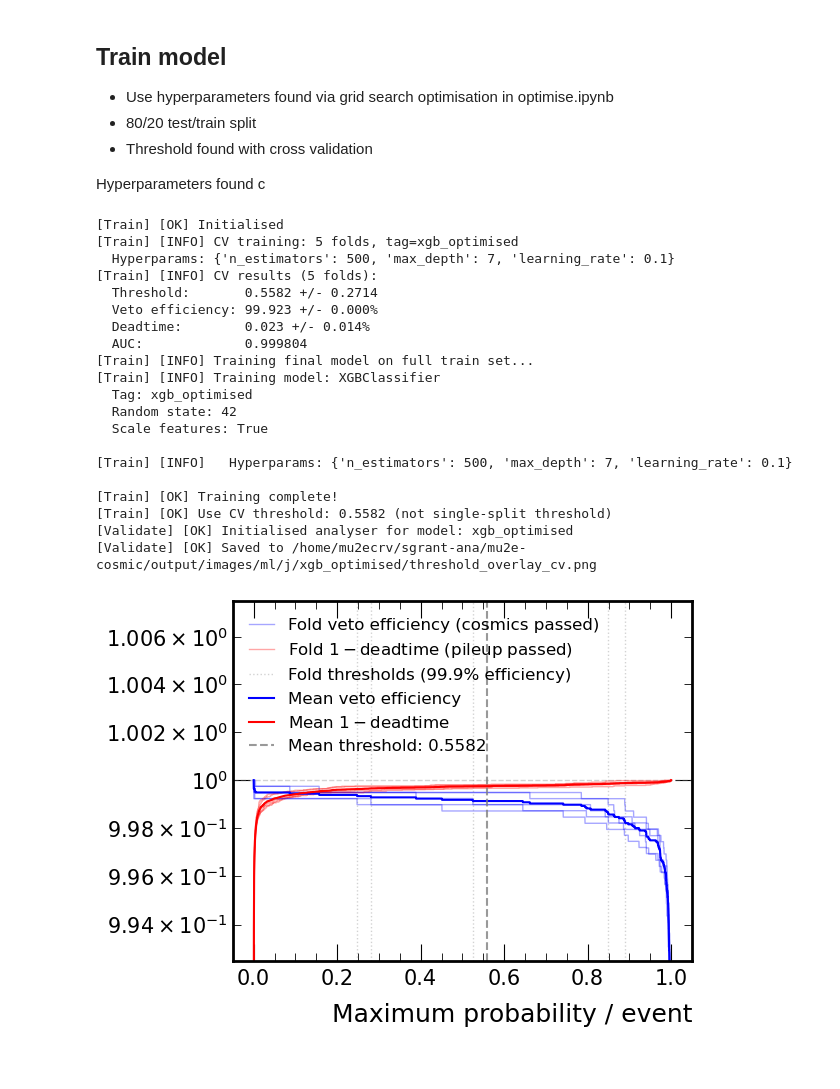
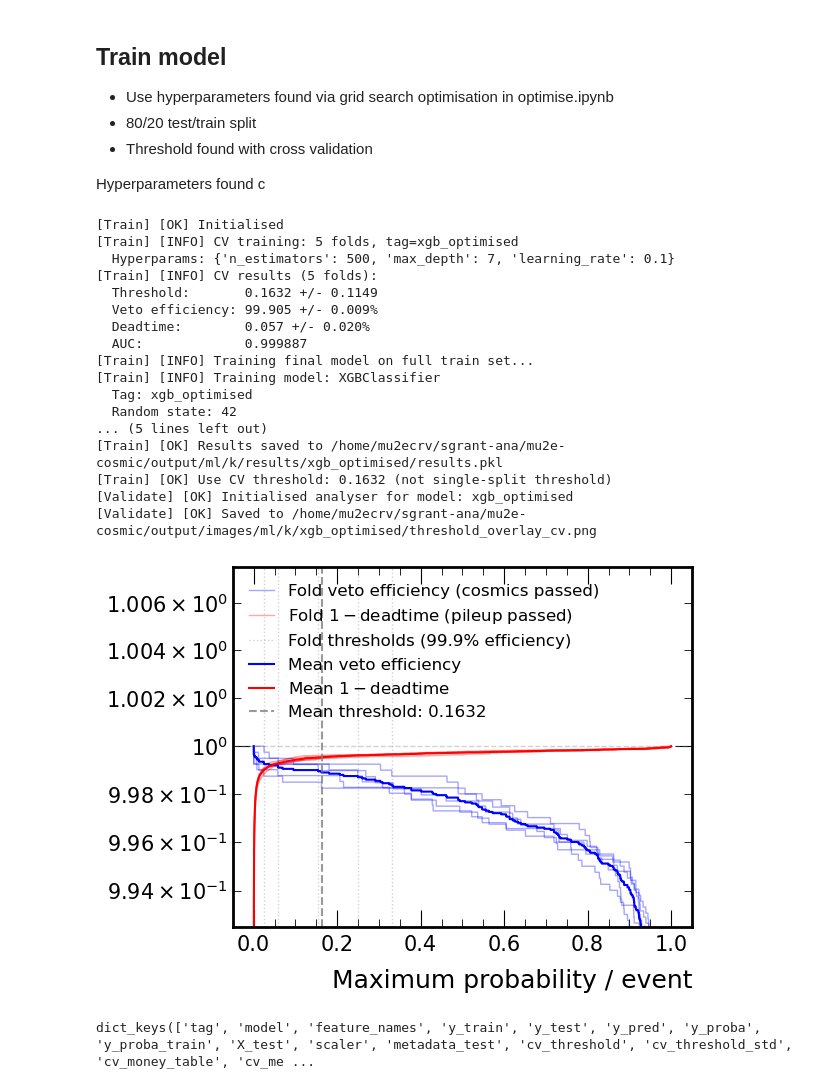
Before and after one commit to sam-grant/mu2e-cosmic, a Jupyter notebook: notebooks/ml/xgboost/train.ipynb, the cells around one changed output. Saved outputs shown, nothing was run; the diff lists cells and outputs as text; code cells hidden in the pictures.

```diff
--- a/notebooks/ml/xgboost/train.ipynb
+++ b/notebooks/ml/xgboost/train.ipynb
@@ -16,5 +18,5 @@ run = "j"
 # %%
-run = "j"
+run = "k"
 from assemble import AssembleDataset
 asm = AssembleDataset(run=run)
 data = asm.assemble_dataset()
@@ -66,33 +122,33 @@ best_hp = {
 }
 # %%
 from train import Train
-trn = Train(data, run=run)
+trn = Train(data, run=run) # , scale_features=False)
 results = trn.train_cv(
     tag="xgb_optimised",
     n_folds=5,
     save_output=True,
     **best_hp
 )
-threshold = results["cv_threshold"]
 # %% [output]
 [Train] [OK] Initialised
 [Train] [INFO] CV training: 5 folds, tag=xgb_optimised
   Hyperparams: {'n_estimators': 500, 'max_depth': 7, 'learning_rate': 0.1}
 [Train] [INFO] CV results (5 folds):
-  Threshold:       0.5582 +/- 0.2714
-  Veto efficiency: 99.923 +/- 0.000%
-  Deadtime:        0.023 +/- 0.014%
-  AUC:             0.999804
+  Threshold:       0.1632 +/- 0.1149
+  Veto efficiency: 99.905 +/- 0.009%
+  Deadtime:        0.057 +/- 0.020%
+  AUC:             0.999887
 [Train] [INFO] Training final model on full train set...
 [Train] [INFO] Training model: XGBClassifier
   Tag: xgb_optimised
   Random state: 42
-  Scale features: True
-
-[Train] [INFO]   Hyperparams: {'n_estimators': 500, 'max_depth': 7, 'learning_rate': 0.1}
-
-[Train] [OK] Training complete!
-[Train] [OK] Use CV threshold: 0.5582 (not single-split threshold)
+... (5 lines left out)
+[Train] [OK] Results saved to /home/mu2ecrv/sgrant-ana/mu2e-cosmic/output/ml/k/results/xgb_optimised/results.pkl
+[Train] [OK] Use CV threshold: 0.1632 (not single-split threshold)
 [Validate] [OK] Initialised analyser for model: xgb_optimised
-[Validate] [OK] Saved to /home/mu2ecrv/sgrant-ana/mu2e-cosmic/output/images/ml/j/xgb_optimised/threshold_overlay_cv.png
+[Validate] [OK] Saved to /home/mu2ecrv/sgrant-ana/mu2e-cosmic/output/images/ml/k/xgb_optimised/threshold_overlay_cv.png
-[figure, old version]
+[figure, new version]
+# %%
+results.keys()
+# %% [output]
+dict_keys(['tag', 'model', 'feature_names', 'y_train', 'y_test', 'y_pred', 'y_proba', 'y_proba_train', 'X_test', 'scaler', 'metadata_test', 'cv_threshold', 'cv_threshold_std', 'cv_money_table', 'cv_me ...
```
Also changed, not shown: parts of 7 cells of this notebook, 2 other files.
